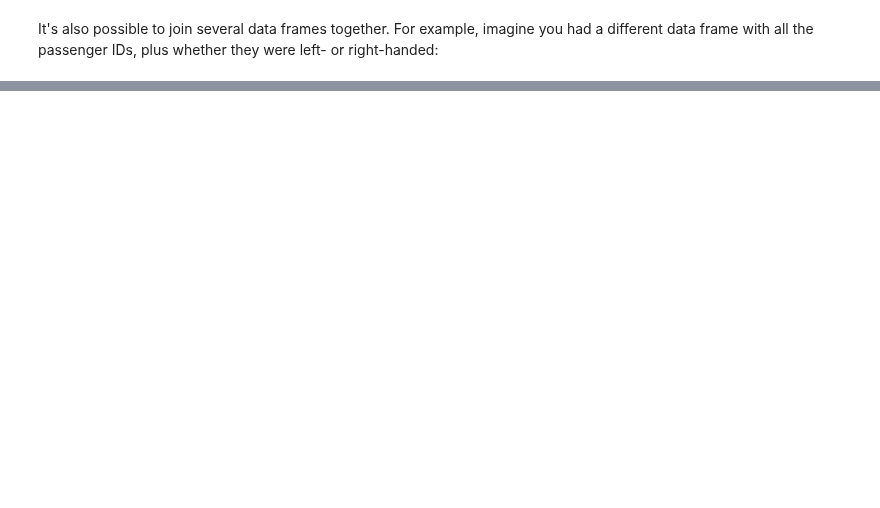
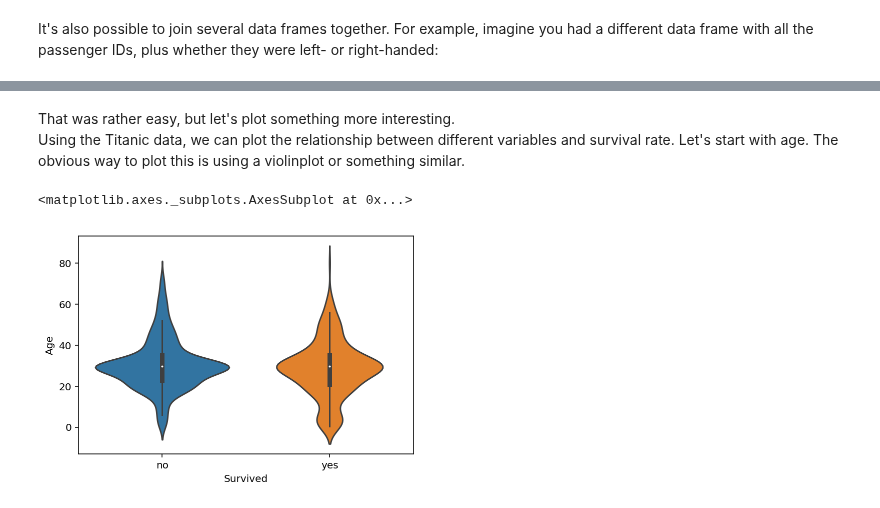
Before and after one commit to mpi-python/mpi-python-intro, a Jupyter notebook: Session4/Session4.ipynb, the cells around one changed output, grey strips where cells are left out. Drawn from its saved outputs; the diff is of its cells as text; code cells hidden in the pictures; blank space fills up the shorter version.

```diff
--- a/Session4/Session4.ipynb
+++ b/Session4/Session4.ipynb
@@ -407,0 +434,9 @@ memory usage: 14.0 KB
+# %% [markdown]
+That was rather easy, but let's plot something more interesting.
+Using the Titanic data, we can plot the relationship between different variables and survival rate. Let's start with age. The obvious way to plot this is using a violinplot or something similar.
+# %%
+# seaborn has a violinplot method, so this will be fairly easy
+sns.violinplot(x='Survived', y='Age', data=titanic)
+# %% [output]
+<matplotlib.axes._subplots.AxesSubplot at 0x...>
+[figure, added]
```
Also changed, not shown: parts of 24 cells of this notebook.
